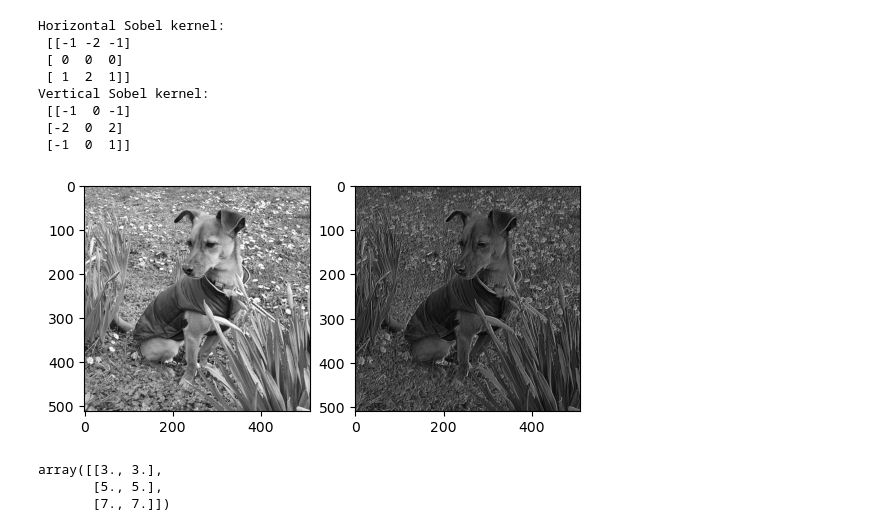
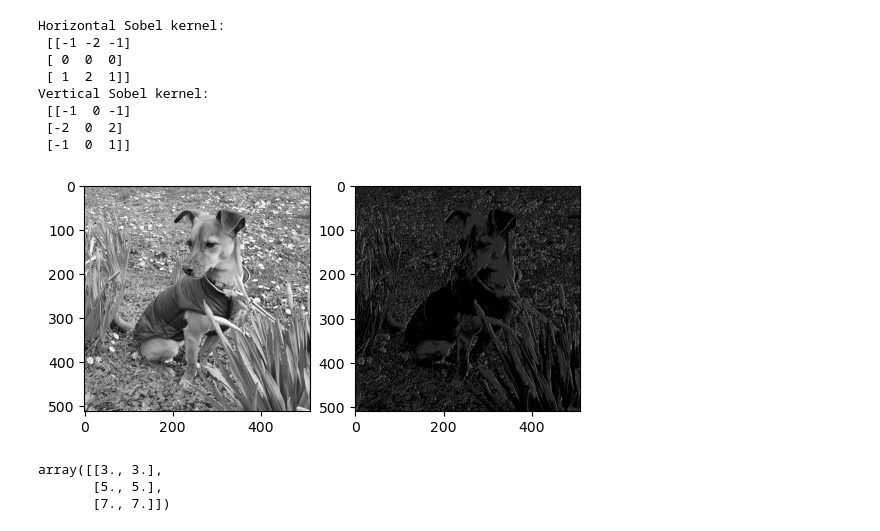
Before and after one commit to leopotato5/3dcv, a Jupyter notebook: 2.0-tl-image-filter.ipynb, the cells around one changed output. Saved outputs shown, nothing was run; the diff lists cells and outputs as text; code cells hidden in the pictures.

```diff
--- a/2.0-tl-image-filter.ipynb
+++ b/2.0-tl-image-filter.ipynb
@@ -183,26 +185,30 @@ def convolve(arr, ker):
 # %%
 # 3
 # TODO: load ./data/pepo.jpg as a grayscale image
 image = skimage.io.imread('./data/pepo.jpg', as_gray=True)
 
 
 # TODO: Use the Sobel filter for edge detection:
 #       Compute the Gradient Magnitude using both Sobel kernels
 x = convolve(image, S_x)
 y = convolve(image, S_y)
 
-edges = np.sqrt(x**2 + y**2)
+xx = np.uint8(np.absolute(x))
+yy = np.uint8(np.absolute(y))
+
+
+edges = np.bitwise_or(xx,yy)
+
 # theta = np.arctan(y/x)
-edges *= 255.0 / edges.max()
 
 
 # Show results
 _, axis = plt.subplots(1, 2)
 axis[0].imshow(image, cmap= 'gray')
 axis[1].imshow(edges,cmap='gray')
 plt.show()
 # %% [output]
-[figure, old version]
+[figure, new version]
 # %%
 a = np.array([[1,1,1],[2,2,2],[3,3,3],[4,4,4]])
 
```
Also changed, not shown: parts of 6 cells of this notebook.
